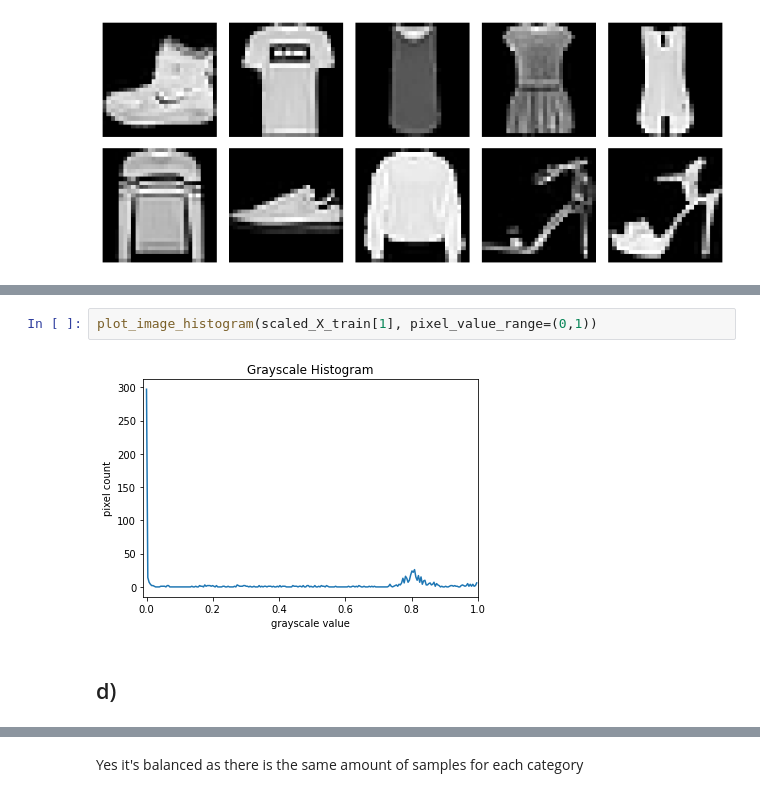
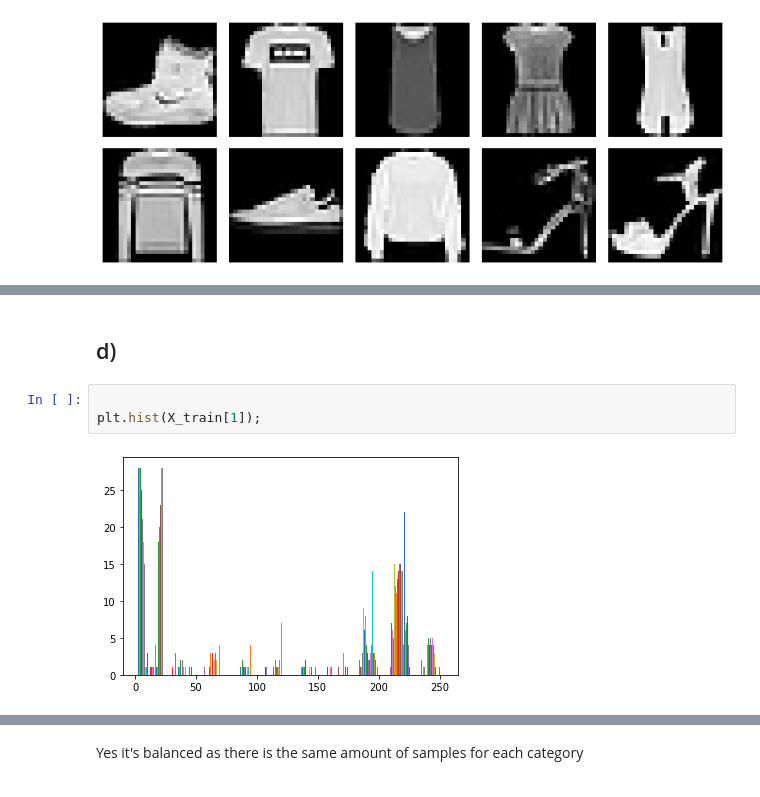
Before and after one commit to felix-tjernberg/ai21-deep-learning, a Jupyter notebook: exercises/exercise-1.ipynb, the cells around one changed output, grey strips where cells are left out. Saved outputs shown, nothing was run; the diff lists cells and outputs as text.

```diff
--- a/exercises/exercise-1.ipynb
+++ b/exercises/exercise-1.ipynb
@@ -62,6 +47,7 @@ plot_image_histogram(X_train[1])
-# %%
-plot_image_histogram(scaled_X_train[1], pixel_value_range=(0,1))
-# %% [output]
-[figure, removed]
 # %% [markdown]
 ## d)
+# %%
+
+plt.hist(X_train[1]);
+# %% [output]
+[figure, added]
```
Also changed, not shown: parts of 5 cells of this notebook.
